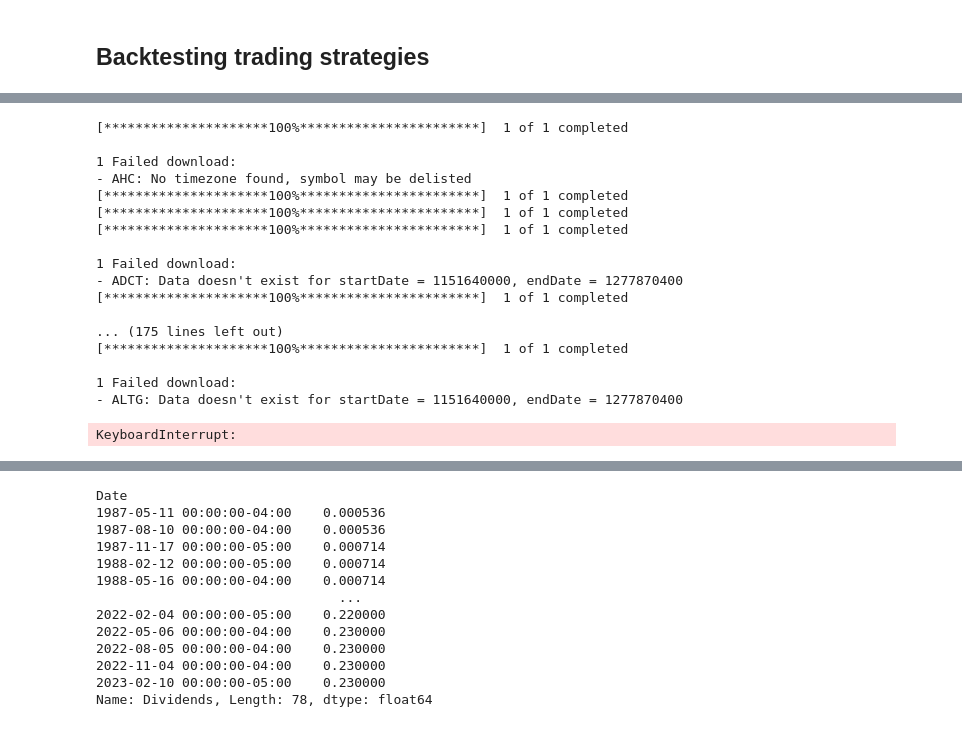
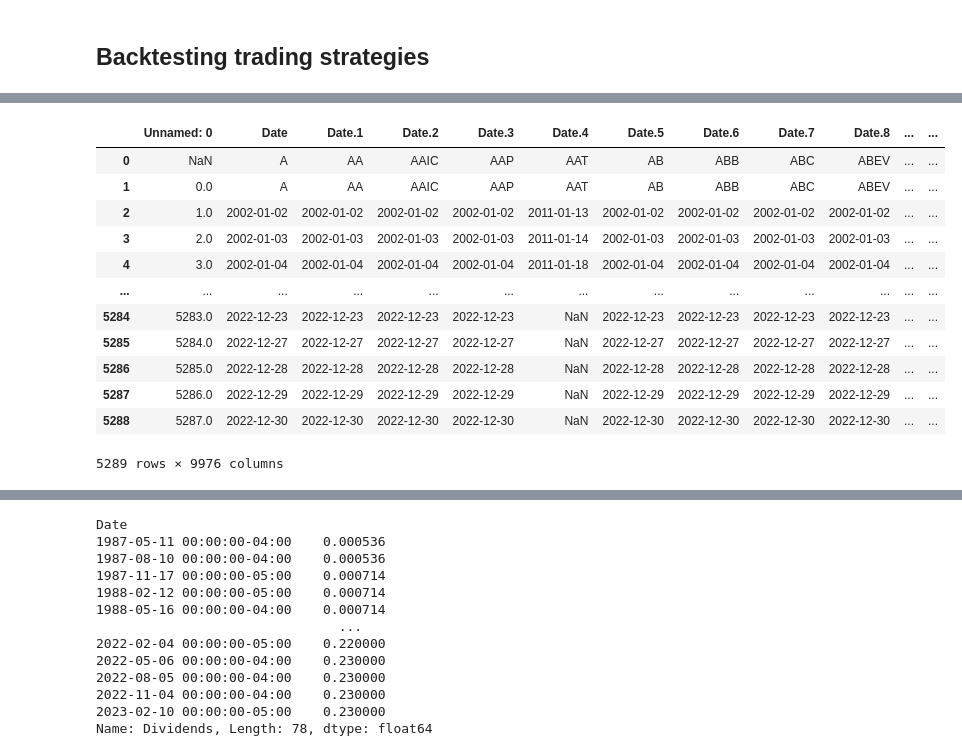
Before and after one commit to ryanlxz/backtesting, a Jupyter notebook: notebooks/test.ipynb, the cells around one changed output, grey strips where cells are left out. Drawn from its saved outputs; the diff is of its cells as text; code cells hidden in the pictures.

Commit message:
add preprocessing data functions

```diff
--- a/notebooks/test.ipynb
+++ b/notebooks/test.ipynb
@@ -16,23 +18,7 @@ The autoreload extension is already loaded. To reload it, use:
 # %%
+# load and preprocess data
 with initialize(version_base=None, config_path="../conf"):
     datapipeline_cfg = compose(config_name='datapipeline')
 stock_data = get_stock_data(datapipeline_cfg)
+stock_data = preprocess(stock_data)
+stock_data.head()
-# %% [output]
-[*********************100%***********************]  1 of 1 completed
-
-1 Failed download:
-- AHC: No timezone found, symbol may be delisted
-[*********************100%***********************]  1 of 1 completed
-[*********************100%***********************]  1 of 1 completed
-[*********************100%***********************]  1 of 1 completed
-
-1 Failed download:
-- ADCT: Data doesn't exist for startDate = 1151640000, endDate = 1277870400
-[*********************100%***********************]  1 of 1 completed
-
-... (175 lines left out)
-[*********************100%***********************]  1 of 1 completed
-
-1 Failed download:
-- ALTG: Data doesn't exist for startDate = 1151640000, endDate = 1277870400
-KeyboardInterrupt:
@@ -38,0 +27,17 @@ KeyboardInterrupt:
+# %%
+df = pd.read_csv('preprocessed_data.csv')
+df
+# %% [output]
+|  | Unnamed: 0 | Date | Date.1 | Date.2 | Date.3 | Date.4 | Date.5 | Date.6 | Date.7 | Date.8 | ... | ... |
+| 0 | NaN | A | AA | AAIC | AAP | AAT | AB | ABB | ABC | ABEV | ... | ... |
+| 1 | 0.0 | A | AA | AAIC | AAP | AAT | AB | ABB | ABC | ABEV | ... | ... |
+| 2 | 1.0 | 2002-01-02 | 2002-01-02 | 2002-01-02 | 2002-01-02 | 2011-01-13 | 2002-01-02 | 2002-01-02 | 2002-01-02 | 2002-01-02 | ... | ... |
+| 3 | 2.0 | 2002-01-03 | 2002-01-03 | 2002-01-03 | 2002-01-03 | 2011-01-14 | 2002-01-03 | 2002-01-03 | 2002-01-03 | 2002-01-03 | ... | ... |
+| 4 | 3.0 | 2002-01-04 | 2002-01-04 | 2002-01-04 | 2002-01-04 | 2011-01-18 | 2002-01-04 | 2002-01-04 | 2002-01-04 | 2002-01-04 | ... | ... |
+| ... | ... | ... | ... | ... | ... | ... | ... | ... | ... | ... | ... | ... |
+| 5284 | 5283.0 | 2022-12-23 | 2022-12-23 | 2022-12-23 | 2022-12-23 | NaN | 2022-12-23 | 2022-12-23 | 2022-12-23 | 2022-12-23 | ... | ... |
+| 5285 | 5284.0 | 2022-12-27 | 2022-12-27 | 2022-12-27 | 2022-12-27 | NaN | 2022-12-27 | 2022-12-27 | 2022-12-27 | 2022-12-27 | ... | ... |
+| 5286 | 5285.0 | 2022-12-28 | 2022-12-28 | 2022-12-28 | 2022-12-28 | NaN | 2022-12-28 | 2022-12-28 | 2022-12-28 | 2022-12-28 | ... | ... |
+| 5287 | 5286.0 | 2022-12-29 | 2022-12-29 | 2022-12-29 | 2022-12-29 | NaN | 2022-12-29 | 2022-12-29 | 2022-12-29 | 2022-12-29 | ... | ... |
+| 5288 | 5287.0 | 2022-12-30 | 2022-12-30 | 2022-12-30 | 2022-12-30 | NaN | 2022-12-30 | 2022-12-30 | 2022-12-30 | 2022-12-30 | ... | ... |
+5289 rows × 9976 columns
```
Also changed, not shown: parts of 7 cells of this notebook, 3 other files.
